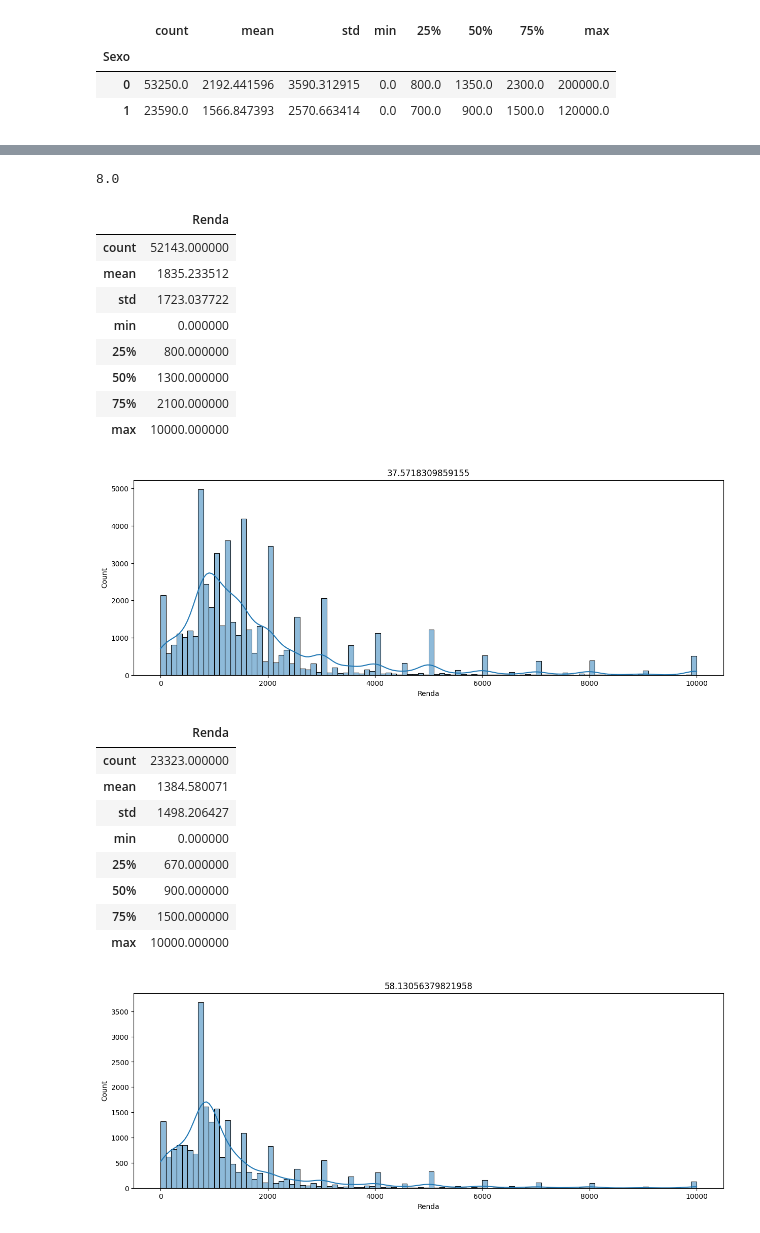
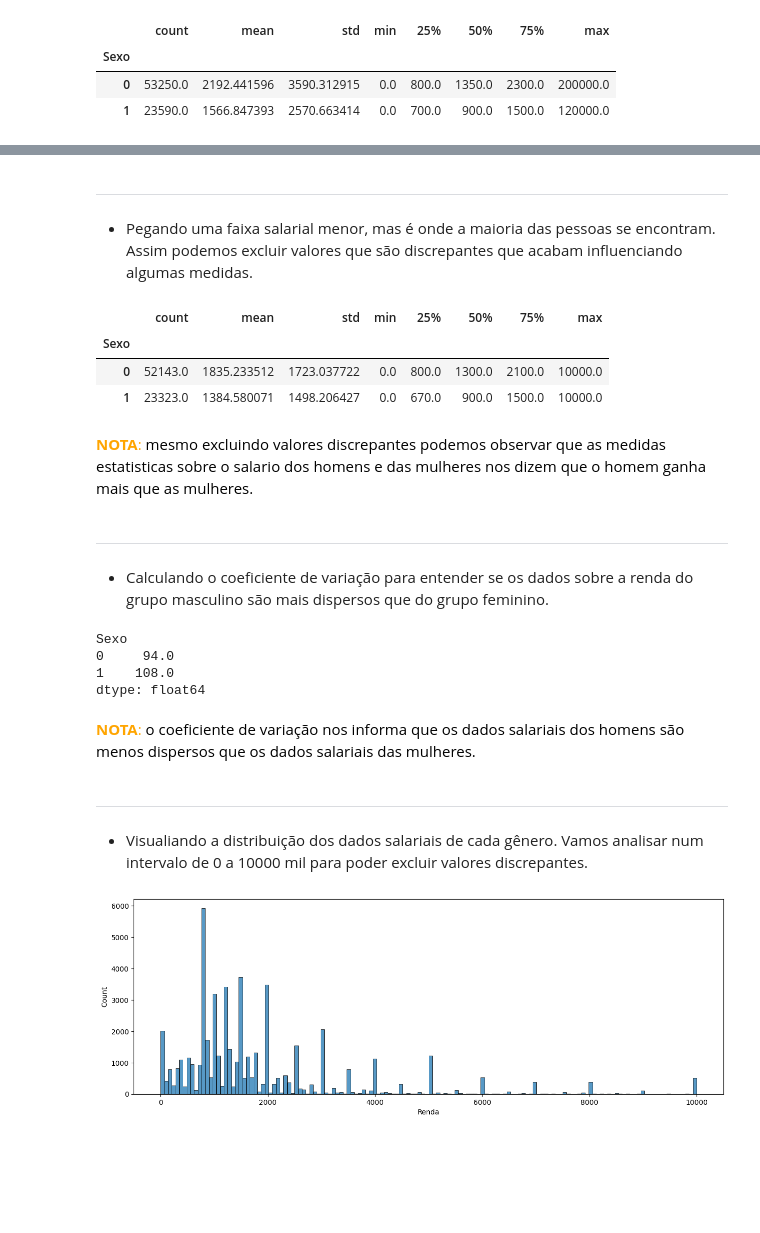
Before and after one commit to huanbarrosn/estudo_ds, a Jupyter notebook: matematica/estatistica/curso-alura/frequencias-e-medidas/projeto.ipynb, the cells around one changed output, grey strips where cells are left out. Saved outputs shown, nothing was run; the diff lists cells and outputs as text; code cells hidden in the pictures; blank space fills up the shorter version.

```diff
--- a/matematica/estatistica/curso-alura/frequencias-e-medidas/projeto.ipynb
+++ b/matematica/estatistica/curso-alura/frequencias-e-medidas/projeto.ipynb
@@ -27,35 +31,45 @@ sex_renda['Renda'].describe()
-# %%
-pd.Series([5, 6, 8, 4, 3, 2, 8, 7, 5, 4, 15, 15, 15, 15]).mean()
-# %% [output]
-8.0
-# %%
-# Histograma
-for x in sex_renda:
-    plt.subplots(figsize=(15, 5))
-
-    display(x[1].query('Renda<=10000')[['Renda']].describe())
-    sns.histplot(x[1].query('Renda<=10000')['Renda'], kde=True, bins=100)
-
-    plt.title(f'{ (x[1].query("Renda<=1000").shape[0]/x[1].shape[0])*100 }')
-    plt.show()
-# %% [output]
-|  | Renda |
-| count | 52143.000000 |
-| mean | 1835.233512 |
-| std | 1723.037722 |
-| min | 0.000000 |
-| 25% | 800.000000 |
-| 50% | 1300.000000 |
-| 75% | 2100.000000 |
-| max | 10000.000000 |
-[figure, removed]
-|  | Renda |
-| count | 23323.000000 |
-| mean | 1384.580071 |
-| std | 1498.206427 |
-| min | 0.000000 |
-| 25% | 670.000000 |
-| 50% | 900.000000 |
-| 75% | 1500.000000 |
-| max | 10000.000000 |
-[figure, removed]
+# %% [markdown]
+---
+# %% [markdown]
+- Pegando uma faixa salarial menor, mas é onde a maioria das pessoas se encontram. Assim podemos excluir valores que são discrepantes que acabam influenciando algumas medidas.
+# %%
+sex_renda_10000 = dados.query('Renda<=10000').groupby('Sexo')['Renda'].describe()
+sex_renda_10000
+# %% [output]
+|  | count | mean | std | min | 25% | 50% | 75% | max |
+| Sexo |  |  |  |  |  |  |  |  |
+| 0 | 52143.0 | 1835.233512 | 1723.037722 | 0.0 | 800.0 | 1300.0 | 2100.0 | 10000.0 |
+| 1 | 23323.0 | 1384.580071 | 1498.206427 | 0.0 | 670.0 | 900.0 | 1500.0 | 10000.0 |
+# %% [markdown]
+
+<font color=orange>**NOTA**:<font><font color=black>
+mesmo excluindo valores discrepantes podemos observar que as medidas estatisticas sobre o salario dos homens e das mulheres nos dizem que o homem ganha mais que as mulheres.
+# %% [markdown]
+---
+# %% [markdown]
+- Calculando o coeficiente de variação para entender se os dados sobre a renda do grupo masculino são mais dispersos que do grupo feminino.
+# %%
+CV = (sex_renda_10000['std']/sex_renda_10000['mean']).round(2)*100
+CV
+# %% [output]
+Sexo
+0     94.0
+1    108.0
+dtype: float64
+# %% [markdown]
+
+<font color=orange>**NOTA**:<font><font color=black>
+o coeficiente de variação nos informa que os dados salariais dos homens são menos dispersos que os dados salariais das mulheres.
+# %% [markdown]
+---
+# %% [markdown]
+- Visualiando a distribuição dos dados salariais de cada gênero. Vamos analisar num intervalo de 0 a 10000 mil para poder excluir valores discrepantes.
+# %%
+sal_m, sal_f = sex_renda
+# %%
+# Sexo masculino
+plt.subplots(figsize=(15, 5))
+sns.histplot(sal_m[1].query('Renda<=10000')['Renda'])
+plt.show()
+# %% [output]
+[figure, added]
```
Also changed, not shown: parts of 11 cells of this notebook, 2 other files.
